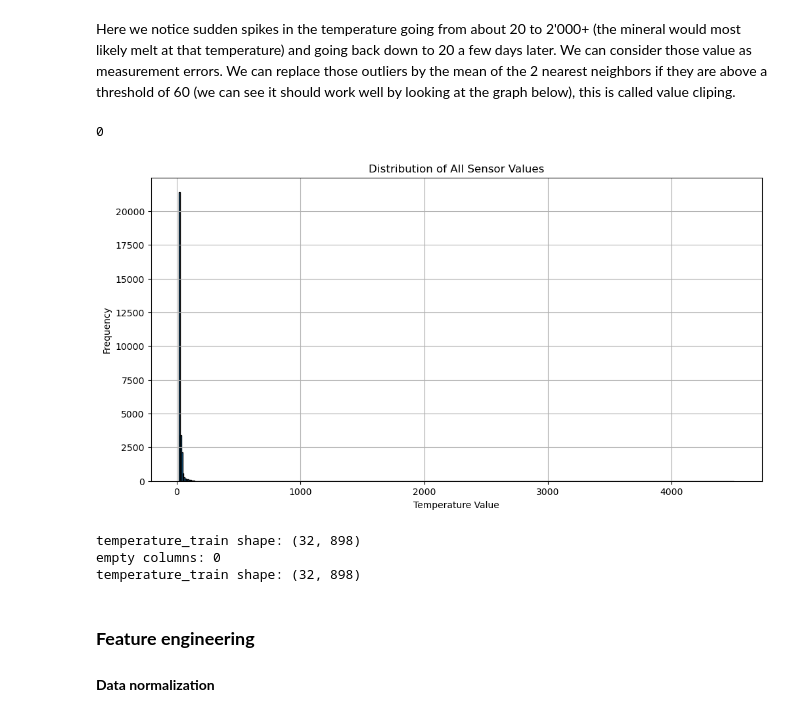
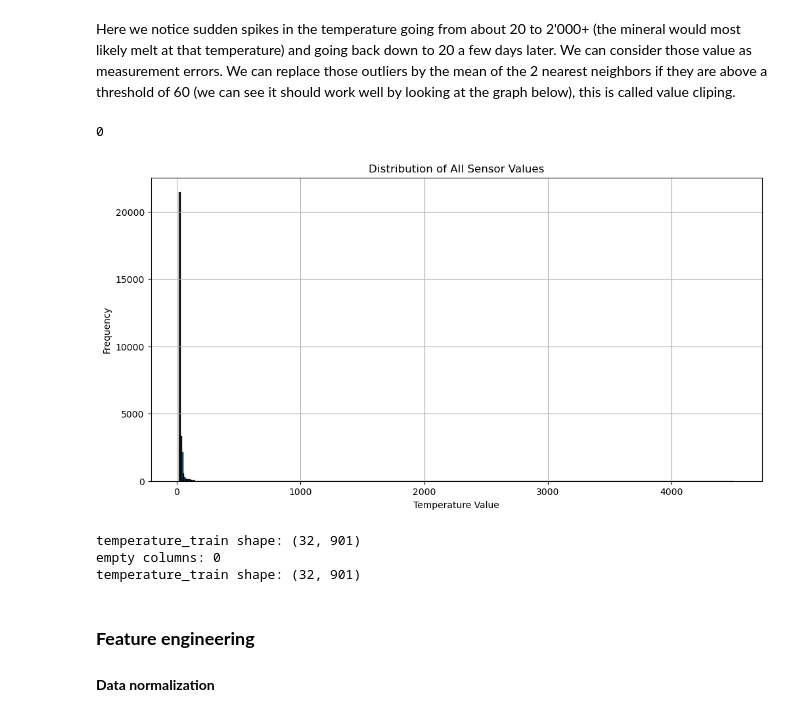
Before and after one commit to Deimos-1/ML-project, a Jupyter notebook: logs_deimos.ipynb, the cells around one changed output. Cells and saved outputs as stored; diff of their text form; code cells hidden in the pictures.

```diff
--- a/logs_deimos.ipynb
+++ b/logs_deimos.ipynb
@@ -301,6 +302,27 @@ SD: 656.6659959117894
 # %% [markdown]
 #### **Humidity**
 # %%
+## It is essential to keep the dimensions so we will fill empty columns with values of the next column
+humidity_train = func.fill_NaN_columns(
+    K = 5,
+    df = humidity_train,
+    data_no_nan = imputer.fit_transform(humidity_train),
+    coords = coordinates_train
+)
+
+humidity_pred = func.fill_NaN_columns(
+    K = 5,
+    df = humidity_pred,
+    data_no_nan = imputer.fit_transform(humidity_pred),
+    coords = coordinates_pred
+)
+
+
+## Imputing the missing data
+humidity_train = imputer.fit_transform(humidity_train)
+humidity_pred = imputer.fit_transform(humidity_pred)
+
+
 # Visualize distribution with a histogram (code provided by ChatGPT)
 sensor_data = humidity_train.iloc[:,1:]
 all_values = sensor_data.values.flatten()
@@ -368,39 +392,47 @@ display(temperature_train.head(5))
 # %% [markdown]
 Here we notice sudden spikes in the temperature going from about 20 to 2'000+ (the mineral would most likely melt at that temperature) and going back down to 20 a few days later. We can consider those value as measurement errors. We can replace those outliers by the mean of the 2 nearest neighbors if they are above a threshold of 60 (we can see it should work well by looking at the graph below), this is called value cliping.
 # %%
+## It is essential to keep the dimensions so we will fill empty columns with values of the next column
+temperature_train = func.fill_NaN_columns(
+    K = 5,
+    df = temperature_train,
+    data_no_nan = imputer.fit_transform(temperature_train),
+    coords = coordinates_train
+)
+
 ## We impute the missing data with the 2 nearest neighbors to view the distribution
 temperature_train = imputer.fit_transform(temperature_train)
 print(temperature_train.isnull().sum().sum()) # check that it worked
 
 # Visualize the distribution with a histogram (code provided by ChatGPT)
 sensor_data = temperature_train.iloc[:,1:]
 all_values = sensor_data.values.flatten()
 plt.figure(figsize=(12, 6))
 plt.hist(all_values, bins = np.arange(all_values.min(), all_values.max() + 100, 10), edgecolor='black')
 plt.title('Distribution of All Sensor Values')
 plt.xlabel('Temperature Value')
 plt.ylabel('Frequency')
 plt.grid(True)
 plt.show()
 
 ## Applying the filter:
 temperature_train.iloc[:,1:] = temperature_train.iloc[:,1:].mask(temperature_train.iloc[:,1:] >= 100, np.nan) ## set filter to 100 to see
 
 ## Initial shape:
 print(f'temperature_train shape: {temperature_train.shape}')
 print(f'empty columns: {temperature_train.isnull().all().sum()}')
 
 ## We impute the missing data with the 2 nearest neighbors as done with the pressure
 temperature_train = imputer.fit_transform(temperature_train)
 
 ## New shape:
 print(f'temperature_train shape: {temperature_train.shape}')
 # %% [output]
 0
-[figure, old version]
+[figure, new version]
-temperature_train shape: (32, 898)
+temperature_train shape: (32, 901)
 empty columns: 0
-temperature_train shape: (32, 898)
+temperature_train shape: (32, 901)
 # %% [markdown]
 ### **Feature engineering**
 
```
Also changed, not shown: parts of 18 cells of this notebook, 1 other file.
